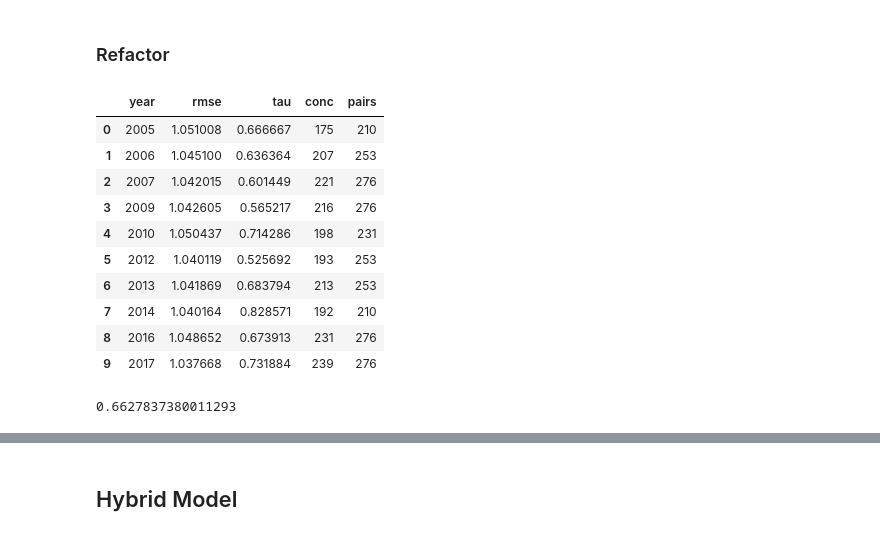
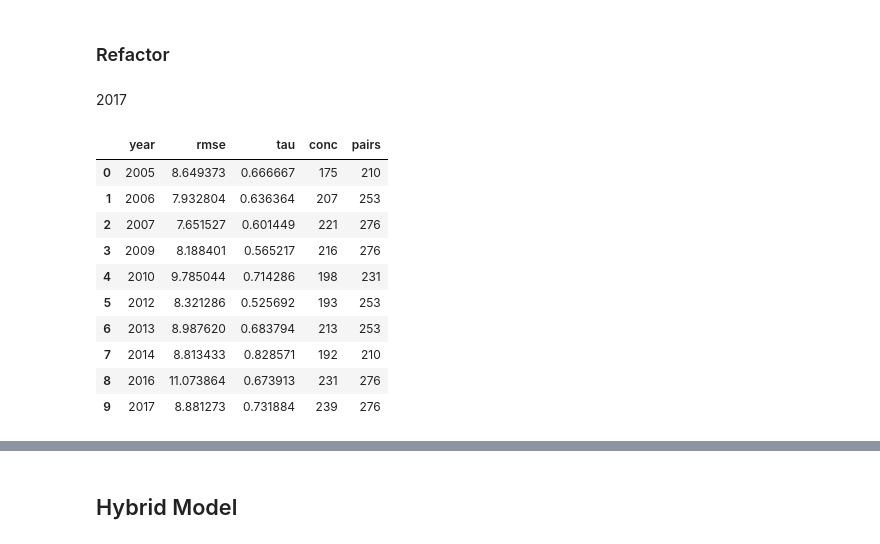
Before and after one commit to khanhnguyendata/skate_predict, a Jupyter notebook: analysis.ipynb, the cells around one changed output, grey strips where cells are left out. Saved outputs shown, nothing was run; the diff lists cells and outputs as text; code cells hidden in the pictures.

```diff
--- a/analysis.ipynb
+++ b/analysis.ipynb
@@ -710,7 +729,11 @@ Visualize
 df_skater_lambda = pd.DataFrame()
 df_event_lambda = pd.DataFrame()
 df_baseline_lambda = []
-lambda_values = [0, 0.001, 0.01, 0.1, 1, 10, 100, 1000, 10000]
+rankings_lambda = []
+concords_lambda = []
+taus_lambda = []
+rmses_lambda = []
+
 for lambda_reg in lambda_values:
     linear = Linear(lambda_reg=lambda_reg)
     linear.fit(season_scores)
@@ -718,6 +741,11 @@ for lambda_reg in lambda_values:
     df_skater_lambda[str(lambda_reg)] = linear.skater_scores
     df_event_lambda[str(lambda_reg)] = linear.event_scores
 
+    concords_lambda.append(linear.evaluate_kendall_tau(world_scores, verbose=False)[1])
+    taus_lambda.append(linear.evaluate_kendall_tau(world_scores, verbose=False)[0])
+    rankings_lambda.append(linear.return_ranking(world_scores)[0])
+    rmses_lambda.append(round(linear.evaluate_rmse(season_scores), 1))
+
 df_skater_lambda = df_skater_lambda.loc[world_scores.index]
 df_event_lambda = df_event_lambda.loc[dummies_events]
 # %%
@@ -775,6 +801,0 @@ fig.savefig('viz/lambda_linear_coeffs.png')
-# %%
-rankings_lambda = []
-for lambda_reg in lambda_values:
-    linear = Linear(lambda_reg=lambda_reg)
-    linear.fit(season_scores)
-    rankings_lambda.append(linear.pro)
@@ -791,6 +851,11 @@ for lambda_reg in lambda_values:
 # %%
-for lambda_reg in [0, 0.001, 0.01, 0.1, 1, 10, 100, 1000, 10000]:
+linear_lambda_df = []
+for lambda_reg in lambda_values:
     linear = Linear(lambda_reg=lambda_reg)
     linear_train_eval = linear.evaluate_over_years(train_years, season_train, world_train)
-    print(lambda_reg, linear_train_eval.iloc[9, 1])
-    print(lambda_reg, linear_train_eval['rmse'].mean(), linear_train_eval['tau'].mean())
+    linear_lambda_df.append({'lambda': lambda_reg,
+                            'rmse_avg': linear_train_eval['rmse'].mean(),
+                            'rmse_std': linear_train_eval['rmse'].std(),
+                            'tau_avg': linear_train_eval['tau'].mean(),
+                            'tau_std': linear_train_eval['tau'].std()})
+linear_lambda_df = pd.DataFrame(linear_lambda_df)
@@ -996,29 +1041,21 @@ class LogLinear(Linear):
         broadcasted_event_scores = self.event_scores.loc[season_scores['event']].values
         self.log_predicted_season_scores = broadcasted_skater_scores + broadcasted_event_scores + self.baseline
         self.predicted_season_scores = np.exp(self.log_predicted_season_scores)
-
-    def evaluate_rmse(self, season_scores):
-        log_squared_errors = (np.log(season_scores['score'].values) - self.log_predicted_season_scores)**2
-        log_rmse = np.sqrt(log_squared_errors.mean())
-        rmse = np.exp(log_rmse)
-        return rmse
+# %% [markdown]
+2017
 # %%
-loglinear = LogLinear()
+loglinear = LogLinear(lambda_reg=0)
 loglinear_train_eval = loglinear.evaluate_over_years(train_years, season_train, world_train)
 loglinear_train_eval
 # %% [output]
 |  | year | rmse | tau | conc | pairs |
-| 0 | 2005 | 1.051008 | 0.666667 | 175 | 210 |
-| 1 | 2006 | 1.045100 | 0.636364 | 207 | 253 |
-| 2 | 2007 | 1.042015 | 0.601449 | 221 | 276 |
-| 3 | 2009 | 1.042605 | 0.565217 | 216 | 276 |
-| 4 | 2010 | 1.050437 | 0.714286 | 198 | 231 |
-| 5 | 2012 | 1.040119 | 0.525692 | 193 | 253 |
-| 6 | 2013 | 1.041869 | 0.683794 | 213 | 253 |
-| 7 | 2014 | 1.040164 | 0.828571 | 192 | 210 |
-| 8 | 2016 | 1.048652 | 0.673913 | 231 | 276 |
-| 9 | 2017 | 1.037668 | 0.731884 | 239 | 276 |
+| 0 | 2005 | 8.649373 | 0.666667 | 175 | 210 |
+| 1 | 2006 | 7.932804 | 0.636364 | 207 | 253 |
+| 2 | 2007 | 7.651527 | 0.601449 | 221 | 276 |
+| 3 | 2009 | 8.188401 | 0.565217 | 216 | 276 |
+| 4 | 2010 | 9.785044 | 0.714286 | 198 | 231 |
+| 5 | 2012 | 8.321286 | 0.525692 | 193 | 253 |
+| 6 | 2013 | 8.987620 | 0.683794 | 213 | 253 |
+| 7 | 2014 | 8.813433 | 0.828571 | 192 | 210 |
+| 8 | 2016 | 11.073864 | 0.673913 | 231 | 276 |
+| 9 | 2017 | 8.881273 | 0.731884 | 239 | 276 |
-# %%
-loglinear_train_eval['tau'].mean()
-# %% [output]
-0.6627837380011293
```
Also changed, not shown: parts of 21 cells of this notebook.
